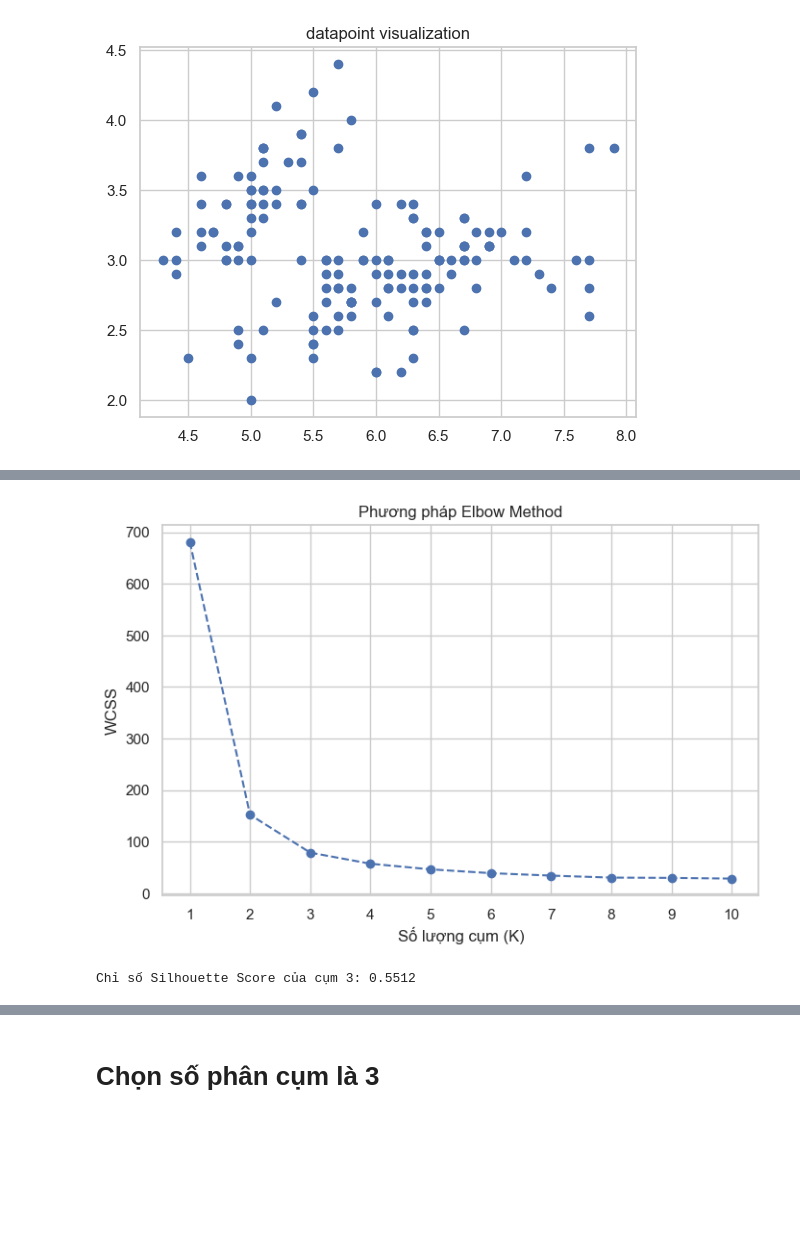
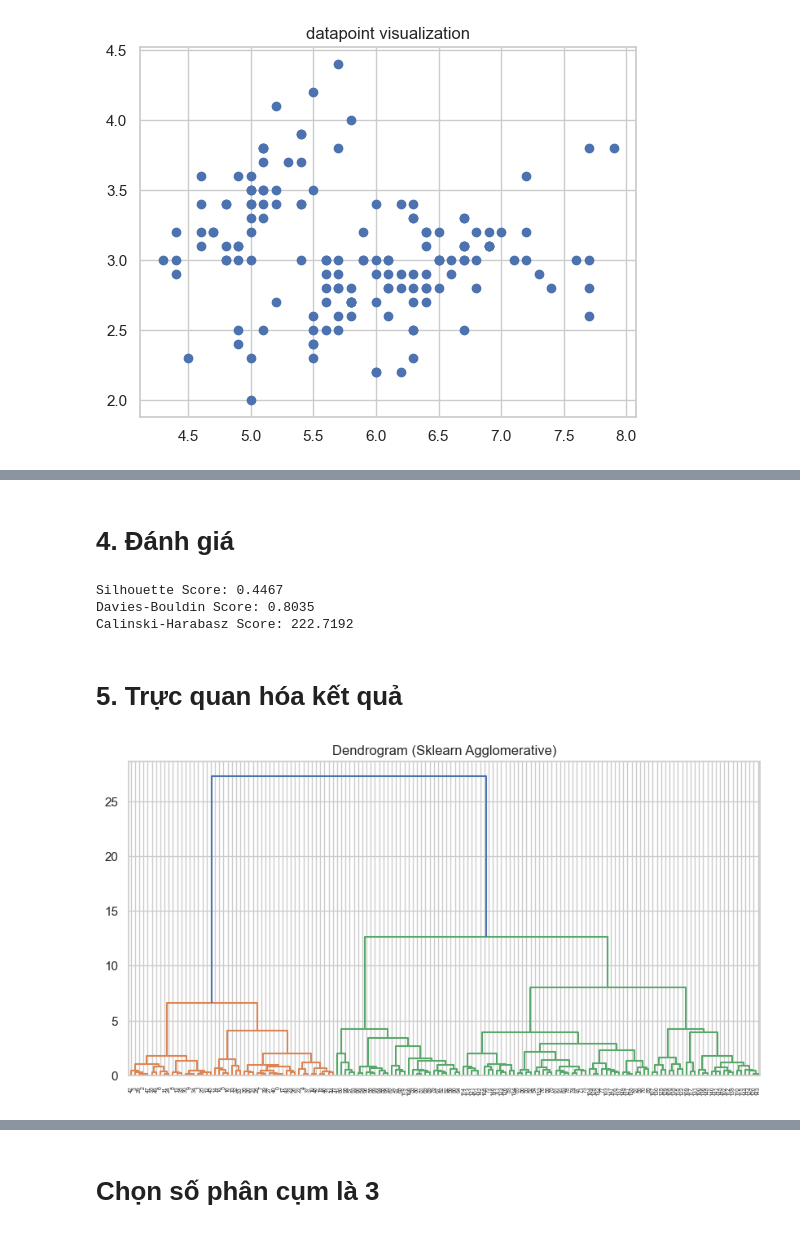
Before and after one commit to HoangThongTom/Baitoanphancum, a Jupyter notebook: SKlearn.ipynb, the cells around one changed output, grey strips where cells are left out. Cells and saved outputs as stored; diff of their text form; code cells hidden in the pictures; blank space fills up the shorter version.

```diff
--- a/SKlearn.ipynb
+++ b/SKlearn.ipynb
@@ -1,21 +1,24 @@
 # %% [markdown]
 # 1. Import thư viện
 # %%
+import numpy as np
 import pandas as pd
-import numpy as np
 import matplotlib.pyplot as plt
+from scipy.cluster.hierarchy import dendrogram, linkage
 import seaborn as sns
-from sklearn.cluster import KMeans
-from sklearn.metrics import silhouette_score, davies_bouldin_score
+
+from sklearn.decomposition import PCA
 from sklearn.datasets import load_iris
+from sklearn.preprocessing import StandardScaler
 
-sns.set(style="whitegrid")
+from sklearn.metrics import silhouette_score, davies_bouldin_score, calinski_harabasz_score
+from sklearn.cluster import AgglomerativeClustering
 # %% [markdown]
 # 2. DATA
 # %%
 data = load_iris()
 X = data.data
-feature_names = data.feature_names
+y_true = data.target
 
-df = pd.DataFrame(X, columns=feature_names)
-df.head()
+scaler = StandardScaler()
+X_scaled = scaler.fit_transform(X)
@@ -73,27 +100,25 @@ K=9->10 giảm: 1.36
+# %% [markdown]
+# 4. Đánh giá
+# %%
+si_score = silhouette_score(X_scaled, cluster_labels)
+db_score = davies_bouldin_score(X_scaled, cluster_labels)
+ch_score = calinski_harabasz_score(X_scaled, cluster_labels)
+
+print(f"Silhouette Score: {si_score:.4f}")
+print(f"Davies-Bouldin Score: {db_score:.4f}")
+print(f"Calinski-Harabasz Score: {ch_score:.4f}")
+# %% [output]
+Silhouette Score: 0.4467
+Davies-Bouldin Score: 0.8035
+Calinski-Harabasz Score: 222.7192
+# %% [markdown]
+# 5. Trực quan hóa kết quả
 # %%
-import matplotlib.pyplot as plt
-
-wcss_values = [681.37, 152.35, 78.86, 57.35, 46.47, 39.07, 34.31, 30.48, 29.91, 28.55]
-k_range = range(1, 11)
-
-plt.figure(figsize=(8, 5))
-plt.plot(k_range, wcss_values, marker='o', linestyle='--', color='b')
-
-plt.title('Phương pháp Elbow Method')
-plt.xlabel('Số lượng cụm (K)')
-plt.ylabel('WCSS')
-plt.xticks(k_range)
-plt.grid(True)
+# 5.1 Dendrogram
+Z = linkage(X_scaled, method='ward')
+plt.figure(figsize=(10, 5))
+dendrogram(Z)
+plt.title("Dendrogram (Sklearn Agglomerative)")
 plt.show()
 # %% [output]
-[figure, old version]
+[figure, new version]
-# %%
-model = KMeans(n_clusters=3, random_state=42)
-
-y_predict = model.fit_predict(X)
-
-score = silhouette_score(X, y_predict)
-
-print(f"Chỉ số Silhouette Score của cụm 3: {score:.4f}")
-# %% [output]
-Chỉ số Silhouette Score của cụm 3: 0.5512
```
Also changed, not shown: parts of 12 cells of this notebook.
